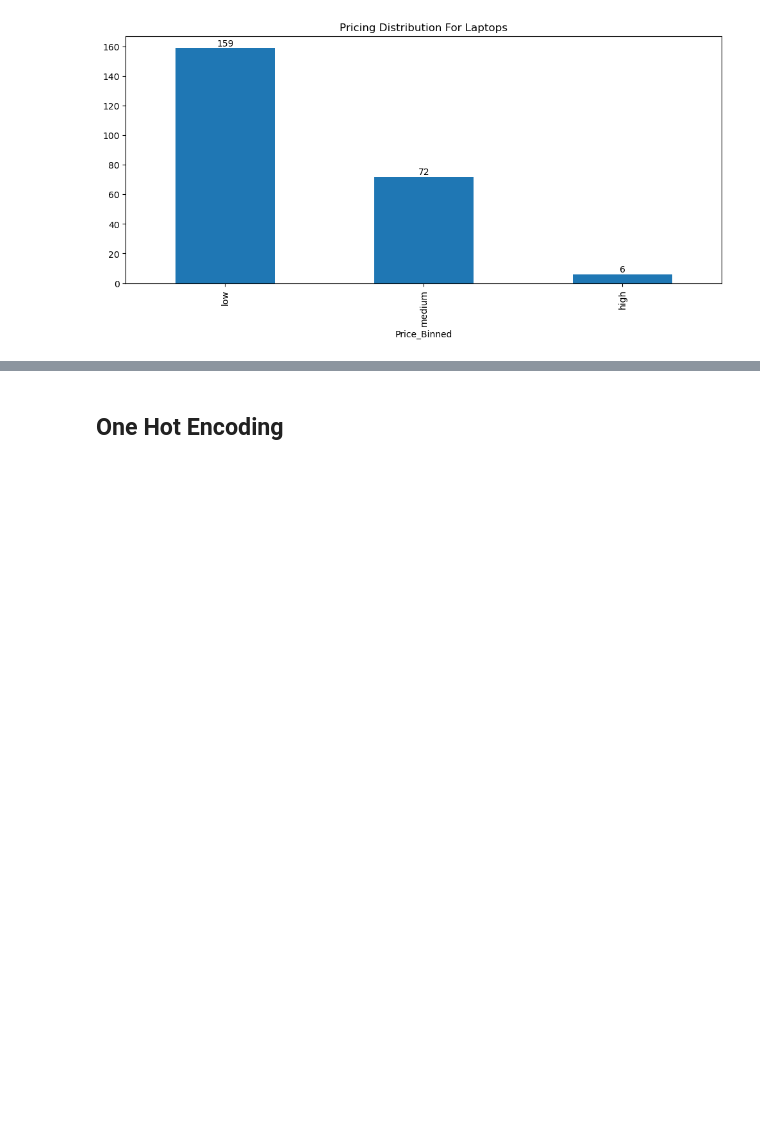
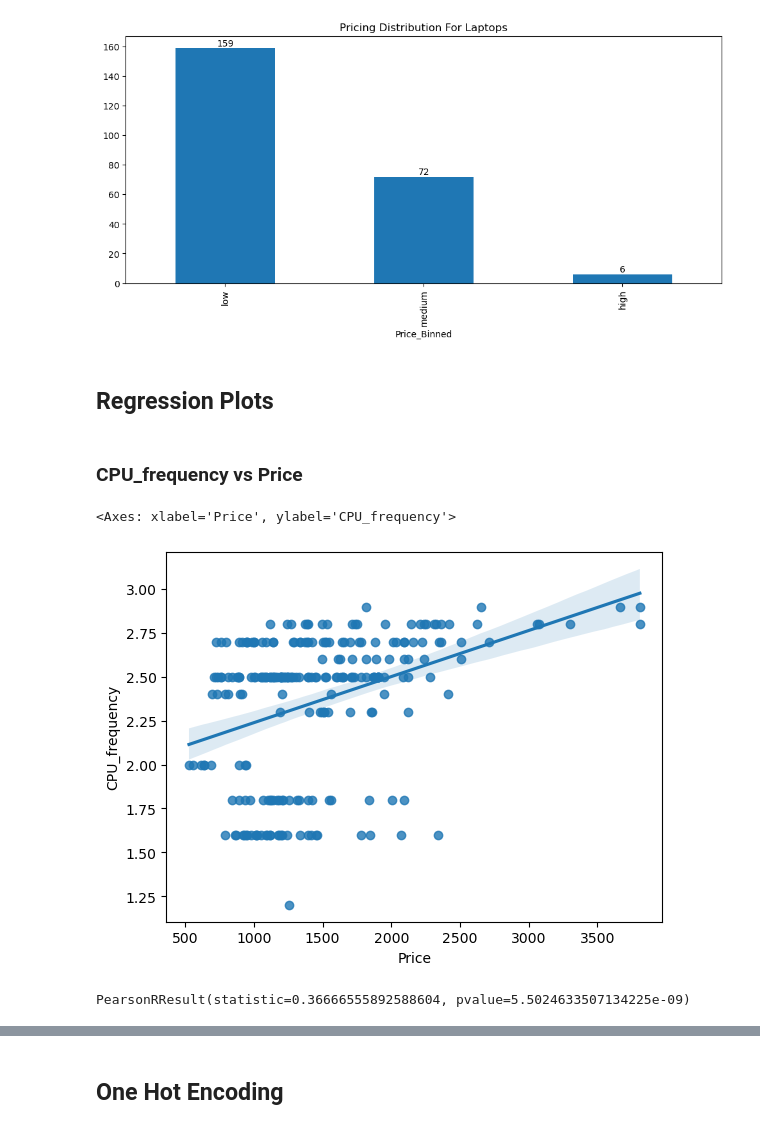
Before and after one commit to vythrey/eda_with_python_laptop_pricing, a Jupyter notebook: eda_with_python_laptop_pricing.ipynb, the cells around one changed output, grey strips where cells are left out. Saved outputs shown, nothing was run; the diff lists cells and outputs as text; code cells hidden in the pictures; blank space fills up the shorter version.

Commit message:
Analysing the features through visualization

```diff
--- a/eda_with_python_laptop_pricing.ipynb
+++ b/eda_with_python_laptop_pricing.ipynb
@@ -407,3 +431,16 @@ graph_for_Price_Binned.bar_label(graph_for_Price_Binned.containers[0], label_typ
 # %% [output]
 [Text(0, 0, '159'), Text(0, 0, '72'), Text(0, 0, '6')]
 [figure]
+# %% [markdown]
+## Regression Plots
+# %% [markdown]
+### CPU_frequency vs Price
+# %%
+sns.regplot(x= "Price", y="CPU_frequency", data = laptop_pricing)
+# %% [output]
+<Axes: xlabel='Price', ylabel='CPU_frequency'>
+[figure, added]
+# %%
+stats.pearsonr(laptop_pricing["CPU_frequency"],laptop_pricing["Price"])
+# %% [output]
+PearsonRResult(statistic=0.36666555892588604, pvalue=5.5024633507134225e-09)
```
Also changed, not shown: parts of 49 cells of this notebook, 1 other file.
